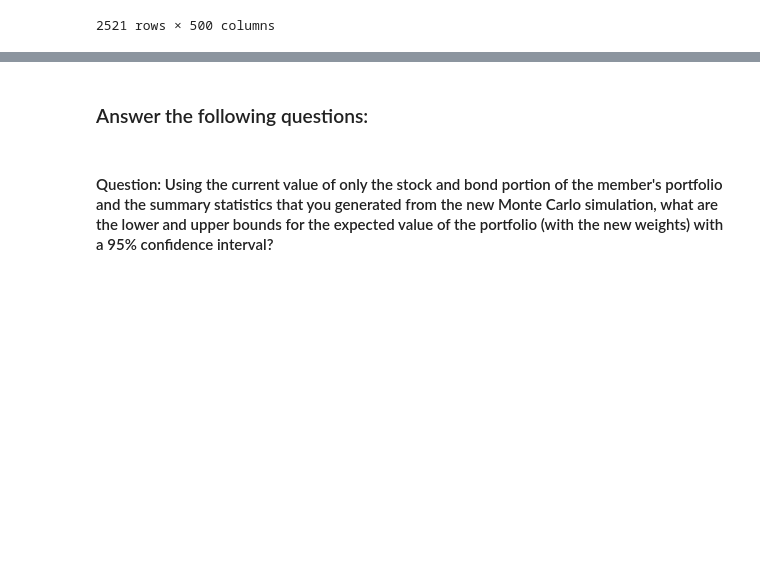
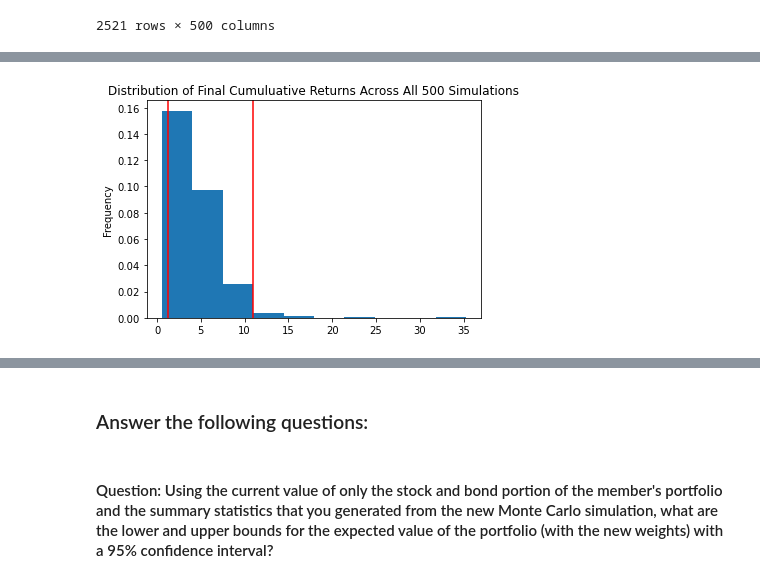
Before and after one commit to ForrestSurles/Retirement_Portfolio_Planner, a Jupyter notebook: financial_planning_tools.ipynb, the cells around one changed output, grey strips where cells are left out. Cells and saved outputs as stored; diff of their text form; code cells hidden in the pictures; blank space fills up the shorter version.

```diff
--- a/financial_planning_tools.ipynb
+++ b/financial_planning_tools.ipynb
@@ -686,7 +688,9 @@ Running Monte Carlo simulation number 490.
 # %%
 # Visualize the probability distribution of the 10-year Monte Carlo simulation
 # by plotting a histogram
-# YOUR CODE HERE
+MC_ten_year_dist_plot = MC_ten_year.plot_distribution()
+# %% [output]
+[figure, added]
 # %%
 # Generate summary statistics from the 10-year Monte Carlo simulation results
 # Save the results as a variable
```
Also changed, not shown: parts of 2 cells of this notebook.
